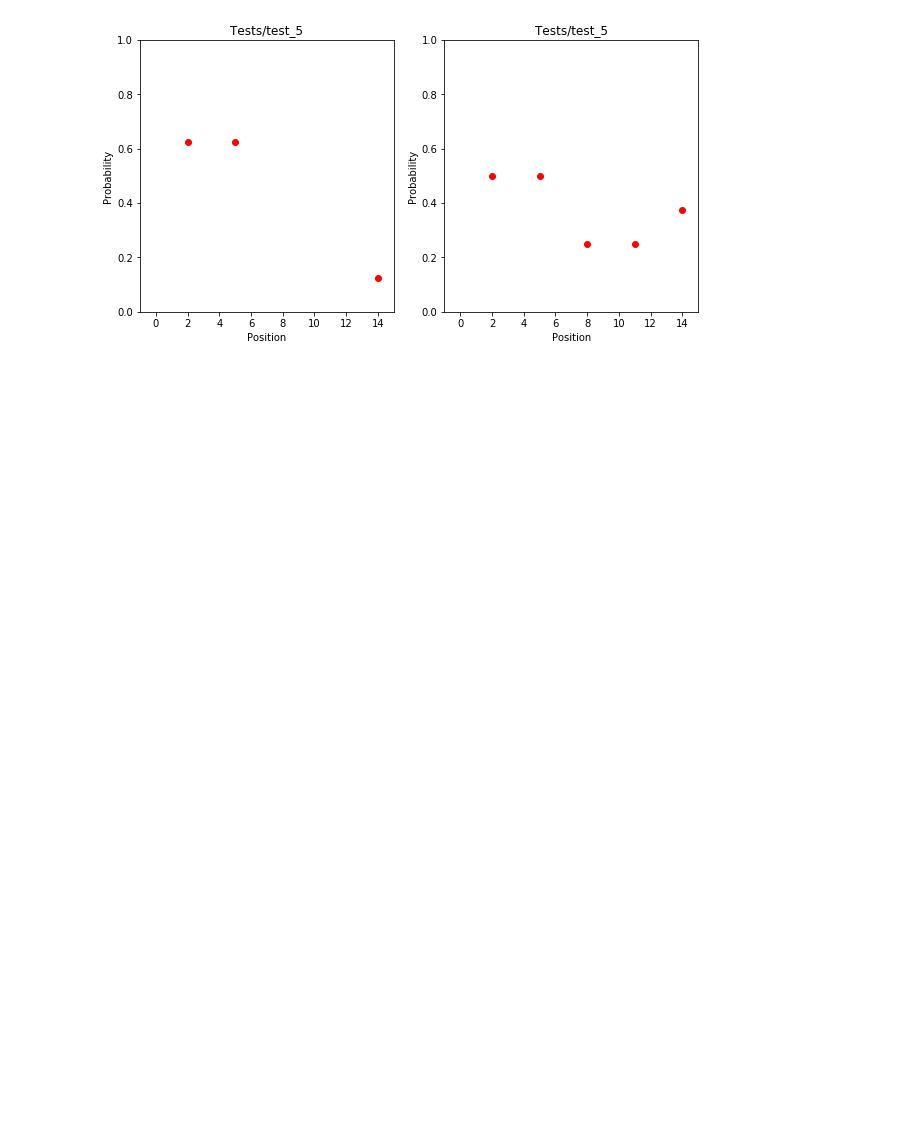
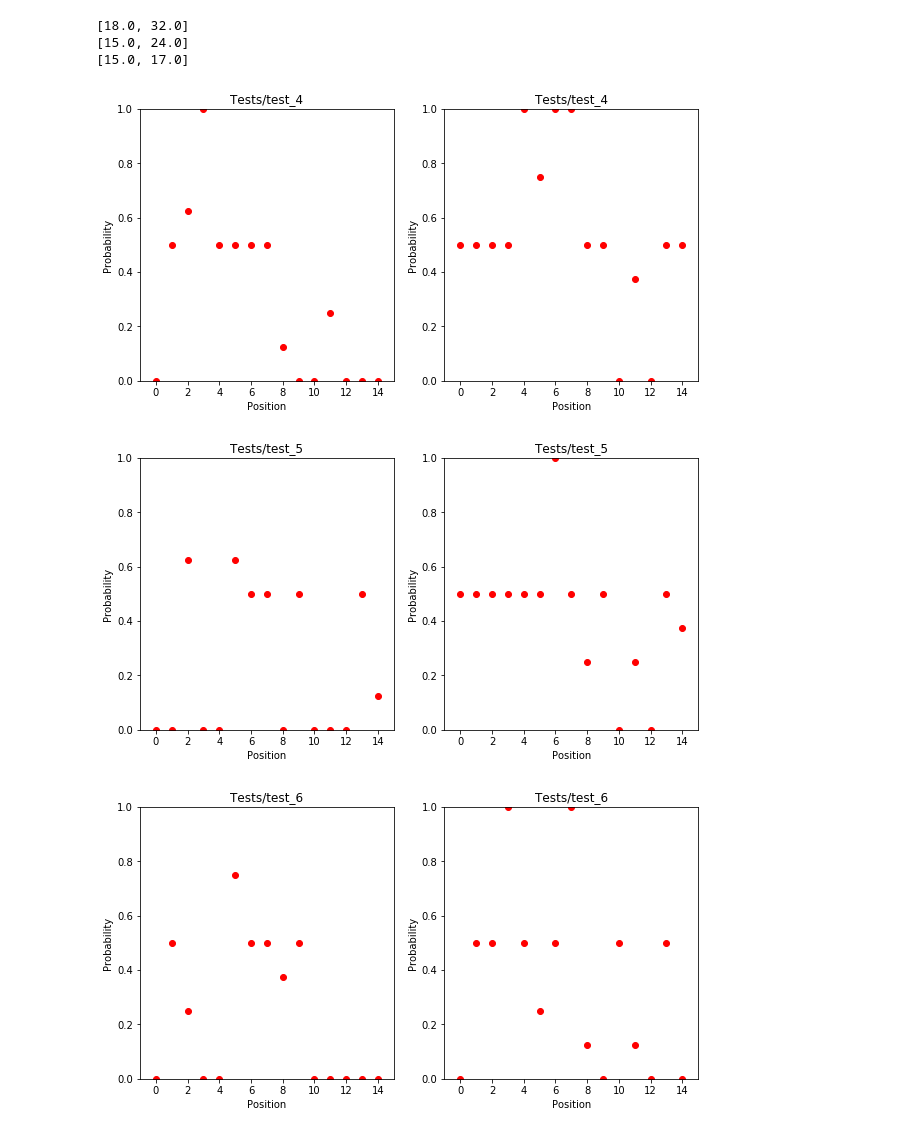
Before and after one commit to viveky23/ubiquitous-broccoli, a Jupyter notebook: Human Experiments/Analyze_Human_Tests.ipynb, the cells around one changed output. Drawn from its saved outputs; the diff is of its cells as text; code cells hidden in the pictures; blank space fills up the shorter version.

```diff
--- a/Human Experiments/Analyze_Human_Tests.ipynb
+++ b/Human Experiments/Analyze_Human_Tests.ipynb
@@ -3,7 +3,7 @@ import numpy as np
 import pickle
 import matplotlib.pyplot as plt
 # %%
-filenames = ["Tests/Human_minimum.pickle","Tests/test_5"]
+filenames = ["Tests/Human_minimum.pickle","Tests/test_4", "Tests/test_5", "Tests/test_6"]
 for file_name in filenames:
     fileObject = open(file_name,'rb')
     all_selected = pickle.load(fileObject)
@@ -46,51 +48,59 @@ for i in range (len(all_selected)):
 
     data_correct.append(temp_data_correct)
 
-filenames = ["Tests/test_5"]
+filenames = ["Tests/test_4", "Tests/test_5", "Tests/test_6"]
 for file_name in filenames:
     fileObject = open(file_name,'rb')
     all_selected = pickle.load(fileObject)
     fileObject.close()
 
     correct =[]
-
+    add = []
     for i in range (len(all_selected)):
         temp_correct = np.zeros(15)
         observe_correct = np.zeros(15)
+
         for j in range (len(all_selected[i])):
             if all_selected[i][j] == minima[i][j]:
                 temp_correct[minima[i][j][1]] += 1
 
+        add.append(np.sum(temp_correct))
         for k in range(len(temp_correct)):
             if (k+1)%3 == 0:
                 observe_correct[k] = temp_correct[k]
 
         observe_correct =[float('nan') if x==0 else x for x in observe_correct]
 
-        correct.append(np.true_divide(observe_correct, data_correct[i]))
-
+        correct.append(np.true_divide(temp_correct, data_correct[i]))
+#        correct.append(temp_correct)
+    print(add)
     fig = plt.figure()
     fig.set_figheight(5)
     fig.set_figwidth(10)
 
     num = correct[0]
     y_pos = np.arange(len(num))
     plt.subplot(1, 2, 1)
     plt.plot(y_pos, num, 'ro')
     plt.title(file_name)
     plt.ylim([0,1])
     plt.xlim([-1,15])
     plt.xlabel('Position')
     plt.ylabel('Probability')
 
     num = correct[1]
     y_pos = np.arange(len(num))
     plt.subplot(1, 2, 2)
     plt.plot(y_pos, num, 'ro')
     plt.ylim([0,1])
     plt.xlim([-1,15])
     plt.title(file_name)
     plt.xlabel('Position')
     plt.ylabel('Probability')
 # %% [output]
+[18.0, 32.0]
+[15.0, 24.0]
+[15.0, 17.0]
-[figure, old version]
+[figure, new version]
+[figure, added]
+[figure, added]
```
Also changed, not shown: parts of 1 cell of this notebook, 2 other files.
